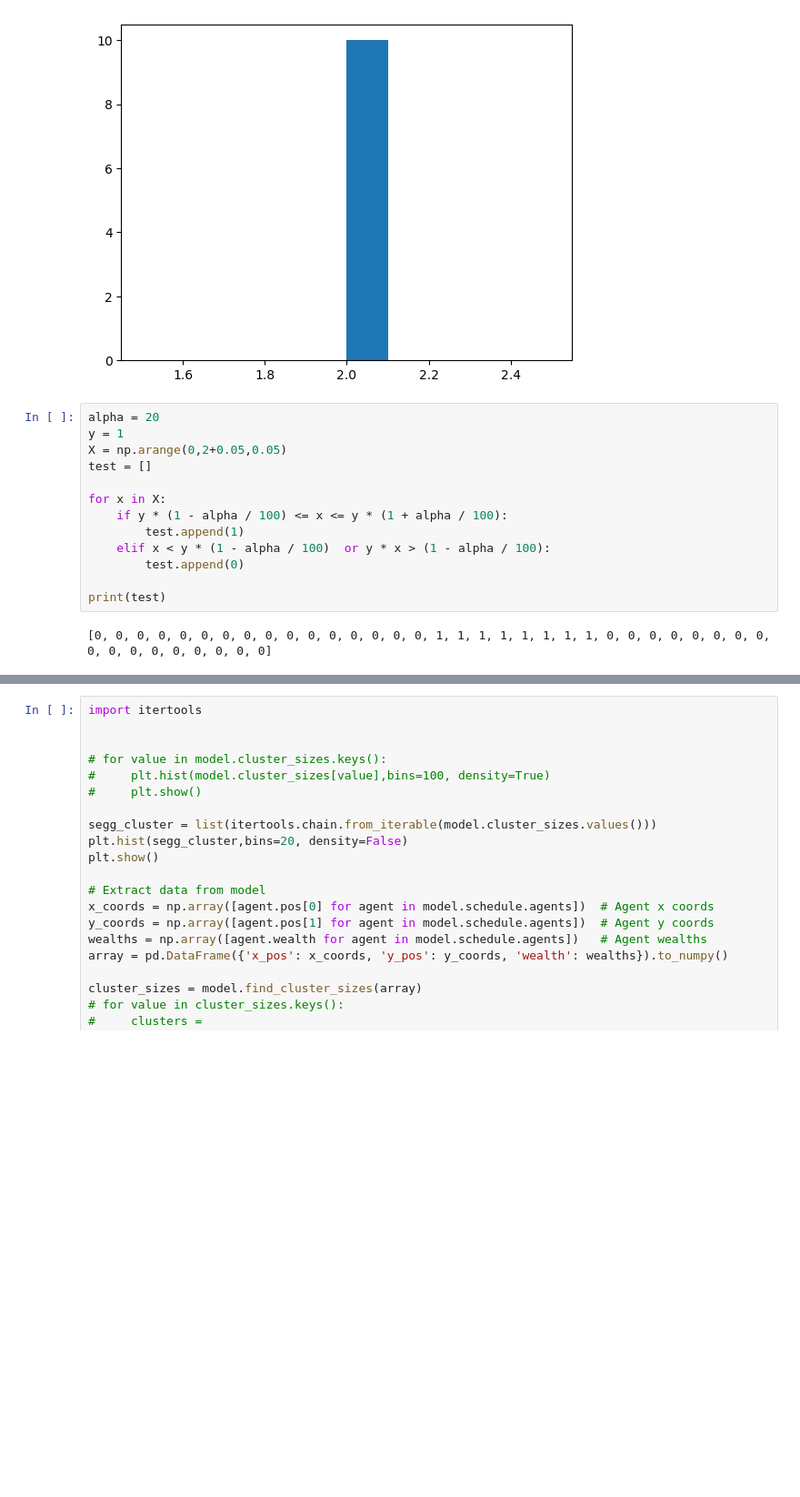
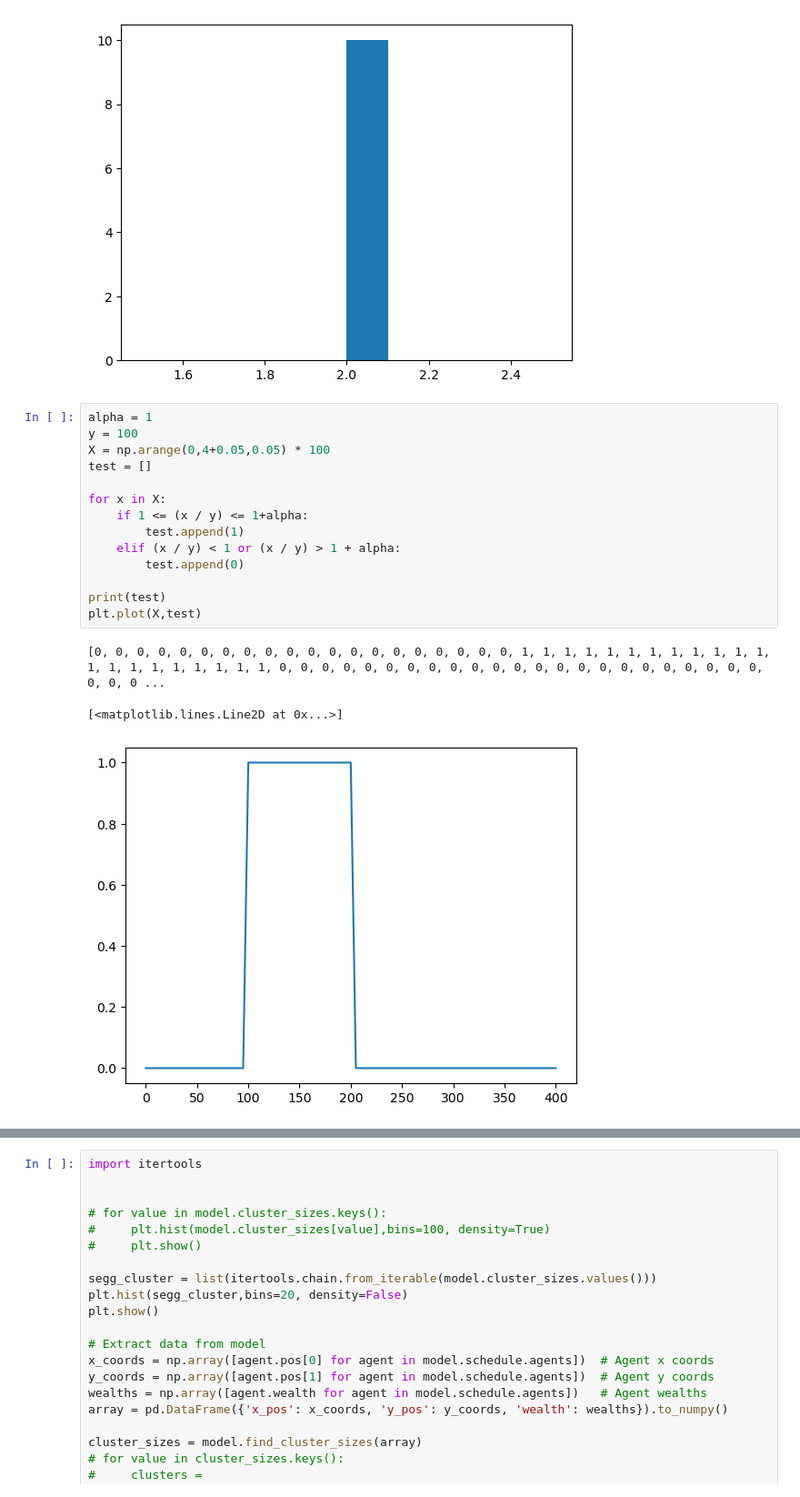
Before and after one commit to aM0NKE/ComplexSystemSimulation, a Jupyter notebook: mesa-schelling/cluster_find_function.ipynb, the cells around one changed output, grey strips where cells are left out. Shown at 91% size. Cells and saved outputs as stored; diff of their text form; blank space fills up the shorter version.

```diff
--- a/mesa-schelling/cluster_find_function.ipynb
+++ b/mesa-schelling/cluster_find_function.ipynb
@@ -174,17 +174,20 @@ True
 [figure]
 [figure]
 # %%
-alpha = 20
-y = 1
-X = np.arange(0,2+0.05,0.05)
+alpha = 1
+y = 100
+X = np.arange(0,4+0.05,0.05) * 100
 test = []
 
 for x in X:
-    if y * (1 - alpha / 100) <= x <= y * (1 + alpha / 100):
+    if 1 <= (x / y) <= 1+alpha:
         test.append(1)
-    elif x < y * (1 - alpha / 100)  or y * x > (1 - alpha / 100):
+    elif (x / y) < 1 or (x / y) > 1 + alpha:
         test.append(0)
 
 print(test)
+plt.plot(X,test)
 # %% [output]
-[0, 0, 0, 0, 0, 0, 0, 0, 0, 0, 0, 0, 0, 0, 0, 0, 1, 1, 1, 1, 1, 1, 1, 1, 0, 0, 0, 0, 0, 0, 0, 0, 0, 0, 0, 0, 0, 0, 0, 0, 0]
+[0, 0, 0, 0, 0, 0, 0, 0, 0, 0, 0, 0, 0, 0, 0, 0, 0, 0, 0, 0, 1, 1, 1, 1, 1, 1, 1, 1, 1, 1, 1, 1, 1, 1, 1, 1, 1, 1, 1, 1, 1, 0, 0, 0, 0, 0, 0, 0, 0, 0, 0, 0, 0, 0, 0, 0, 0, 0, 0, 0, 0, 0, 0, 0, 0, 0, 0 ...
+[<matplotlib.lines.Line2D at 0x...>]
+[figure, added]
```
Also changed, not shown: parts of 2 cells of this notebook.
